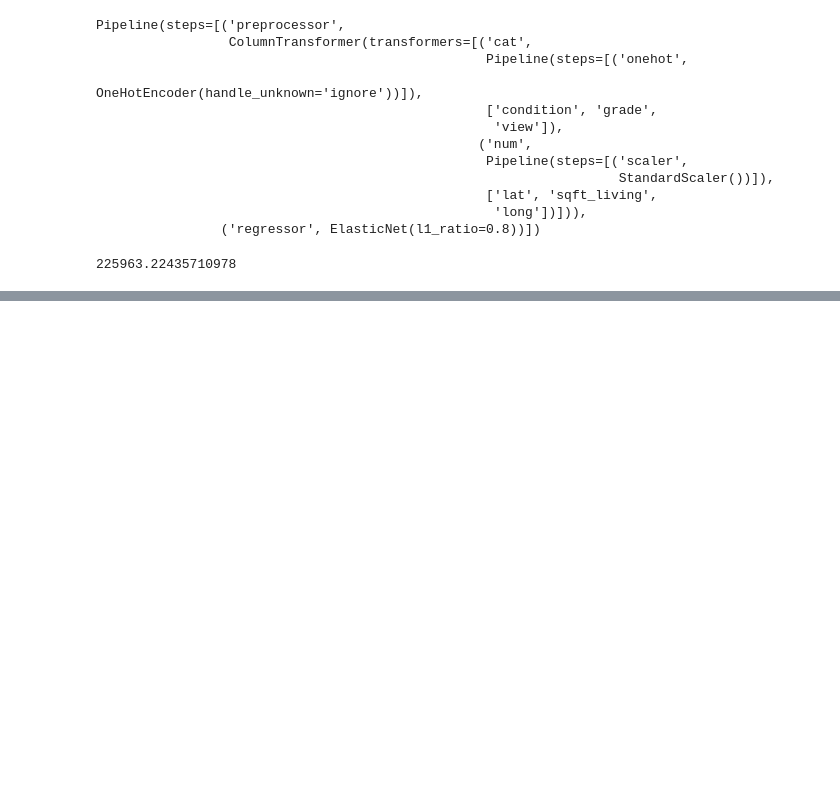
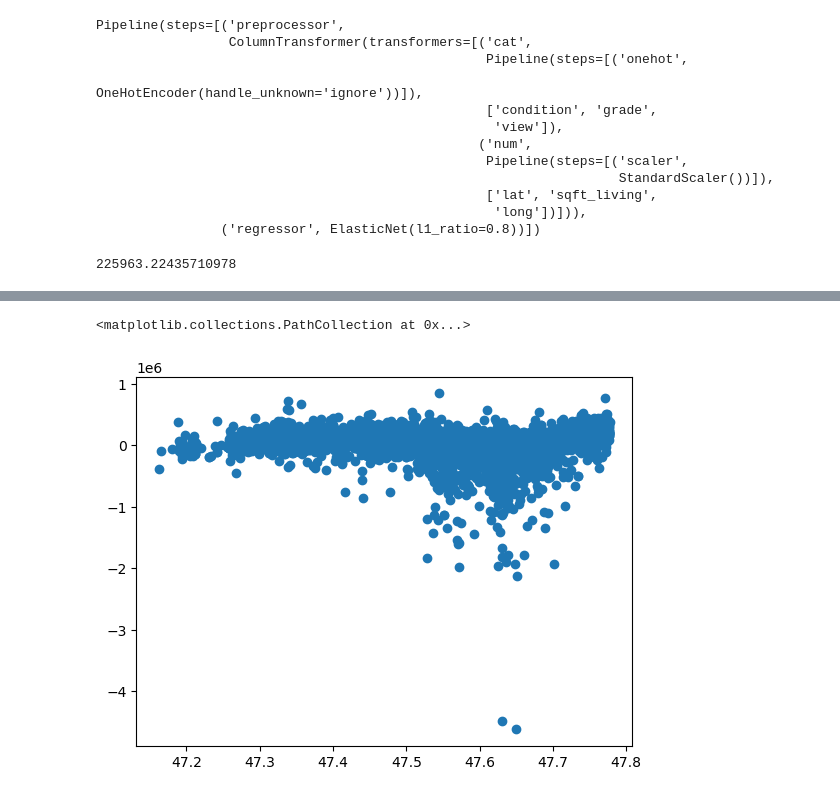
Before and after one commit to vicky887766/schulich-6666, a Jupyter notebook: Assignment 3.ipynb, the cells around one changed output, grey strips where cells are left out. Saved outputs shown, nothing was run; the diff lists cells and outputs as text; code cells hidden in the pictures; blank space fills up the shorter version.

```diff
--- a/Assignment 3.ipynb
+++ b/Assignment 3.ipynb
@@ -836,0 +878,5 @@ np.sqrt(mean_squared_error(elasticnet_pred, y_test))
+# %%
+plt.scatter(X_test['lat'],elastic_net_pred['res'])
+# %% [output]
+<matplotlib.collections.PathCollection at 0x...>
+[figure, added]
```
Also changed, not shown: parts of 21 cells of this notebook.
